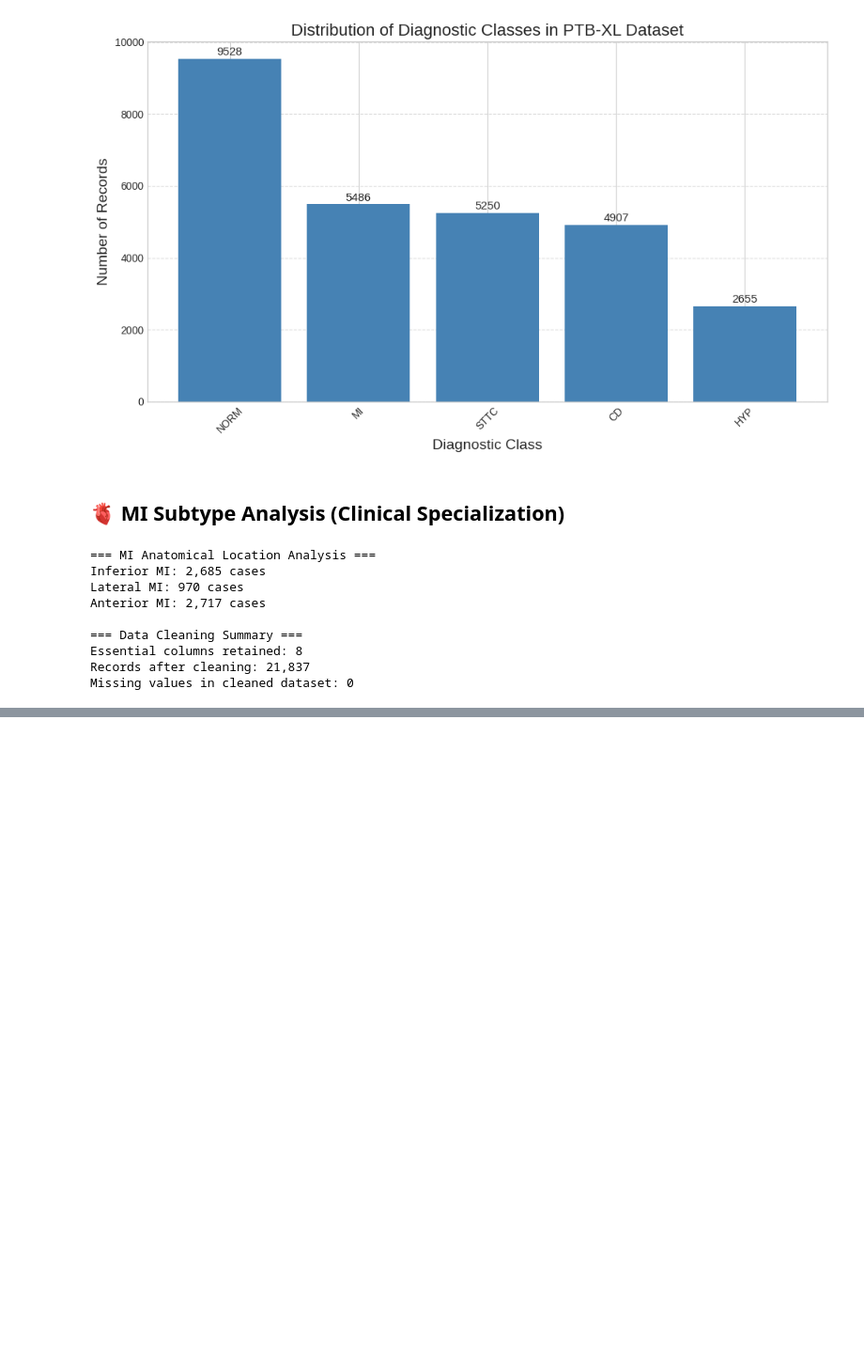
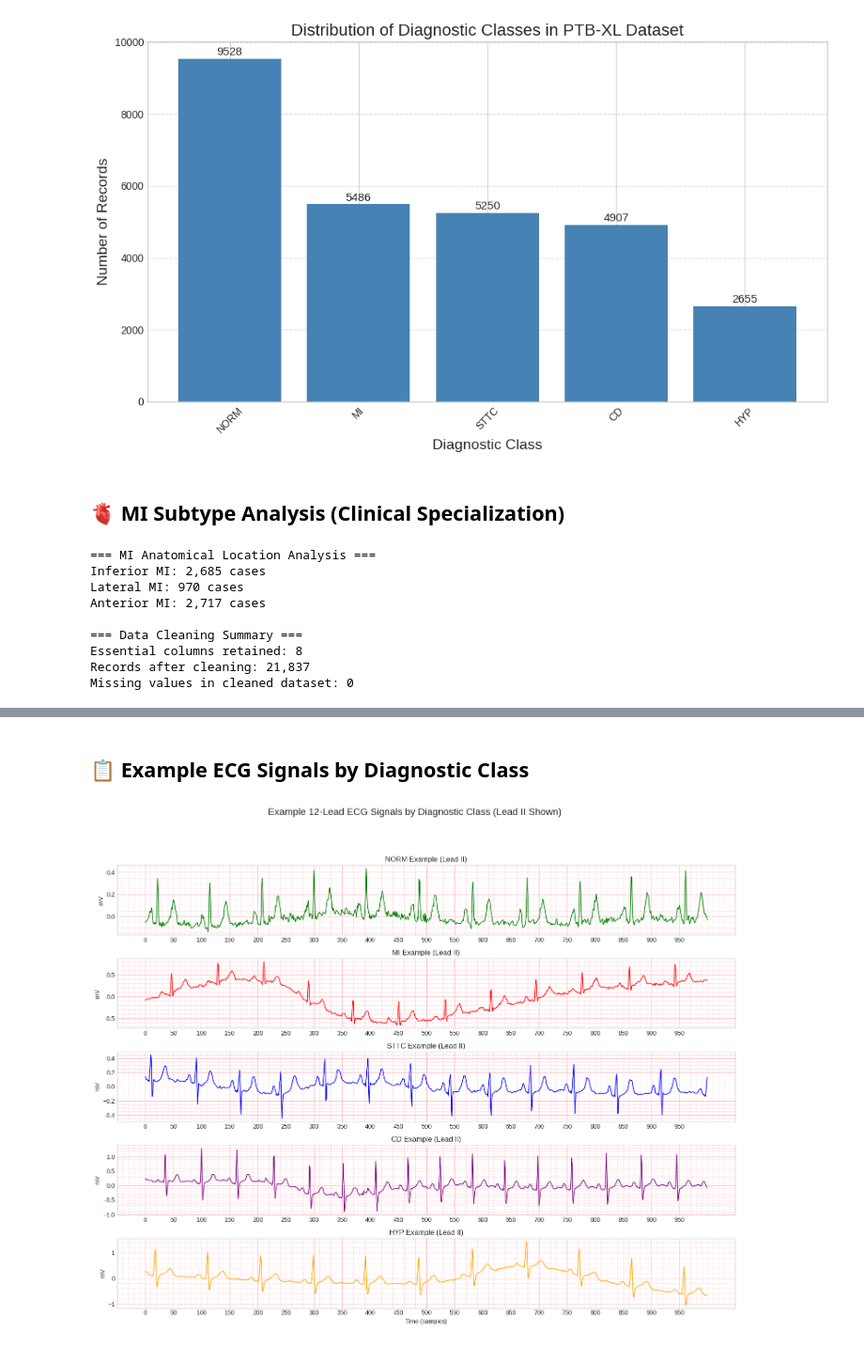
Before and after one commit to dr-ridwanoladipo/ecg-ai, a Jupyter notebook: notebooks/clinical-ecg-preprocessing-pipeline.ipynb, the cells around one changed output, grey strips where cells are left out. Shown at 94% size. Cells and saved outputs as stored; diff of their text form; code cells hidden in the pictures; blank space fills up the shorter version.

```diff
--- a/notebooks/clinical-ecg-preprocessing-pipeline.ipynb
+++ b/notebooks/clinical-ecg-preprocessing-pipeline.ipynb
@@ -341,0 +426,52 @@ Missing values in cleaned dataset: 0
+# %% [markdown]
+## 📋 Example ECG Signals by Diagnostic Class
+# %%
+# === Example ECG Signals by Diagnostic Class ===
+
+examples = {}
+class_colors = {'NORM': 'green', 'MI': 'red', 'STTC': 'blue', 'CD': 'purple', 'HYP': 'orange'}
+
+# Get one representative example per class
+for cls in ['NORM', 'MI', 'STTC', 'CD', 'HYP']:
+    class_examples = df_meta[df_meta['diagnostic_superclass'].apply(lambda x: cls in x)].iloc[:1]
+    if len(class_examples) > 0:
+        examples[cls] = class_examples
+
+plt.figure(figsize=(15, 12))
+from matplotlib.gridspec import GridSpec
+
+gs = GridSpec(5, 1, figure=plt.gcf())  # one row per class
+
+row = 0
+for cls, examples_df in examples.items():
+    for _, example in examples_df.iterrows():
+        # Load ECG
+        signal_data, _ = load_raw_data(pd.DataFrame([example]), 100, data_dir)
+        ecg_signal = signal_data[0][:, 1]  # Lead II (standard for rhythm analysis)
+
+        ax = plt.subplot(gs[row, 0])
+        ax.plot(ecg_signal, color=class_colors[cls], linewidth=1.2)
+
+        # ECG-style grid
+        ax.set_xticks(np.arange(0, ecg_signal.shape[0], 50))  # 0.5s major boxes
+        ax.set_xticks(np.arange(0, ecg_signal.shape[0], 10), minor=True)  # 0.1s minor boxes
+        ax.minorticks_on()
+        ax.grid(which='major', color='pink', linestyle='-', linewidth=0.7)
+        ax.grid(which='minor', color='lightpink', linestyle='--', linewidth=0.4)
+
+        ax.set_title(f"{cls} Example (Lead II)", fontsize=12)
+        ax.set_ylabel('mV')
+        if row == len(examples) - 1:
+            ax.set_xlabel('Time (samples)')
+
+    row += 1
+
+plt.suptitle(
+    'Example 12-Lead ECG Signals by Diagnostic Class (Lead II Shown)',
+    fontsize=16,
+    y=1
+)
+plt.tight_layout(rect=[0, 0, 1, 0.95])
+plt.show()
+# %% [output]
+[figure, added]
```
Also changed, not shown: parts of 2 cells of this notebook.
